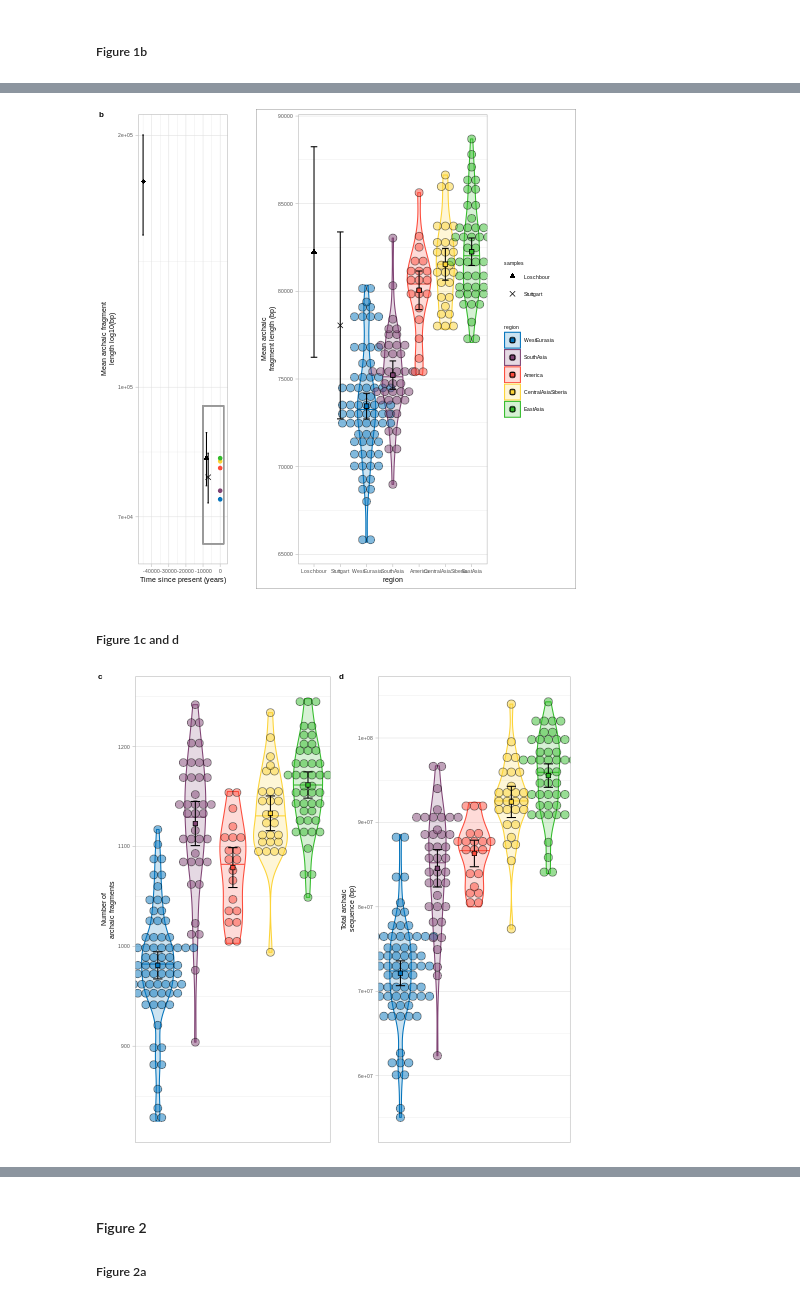
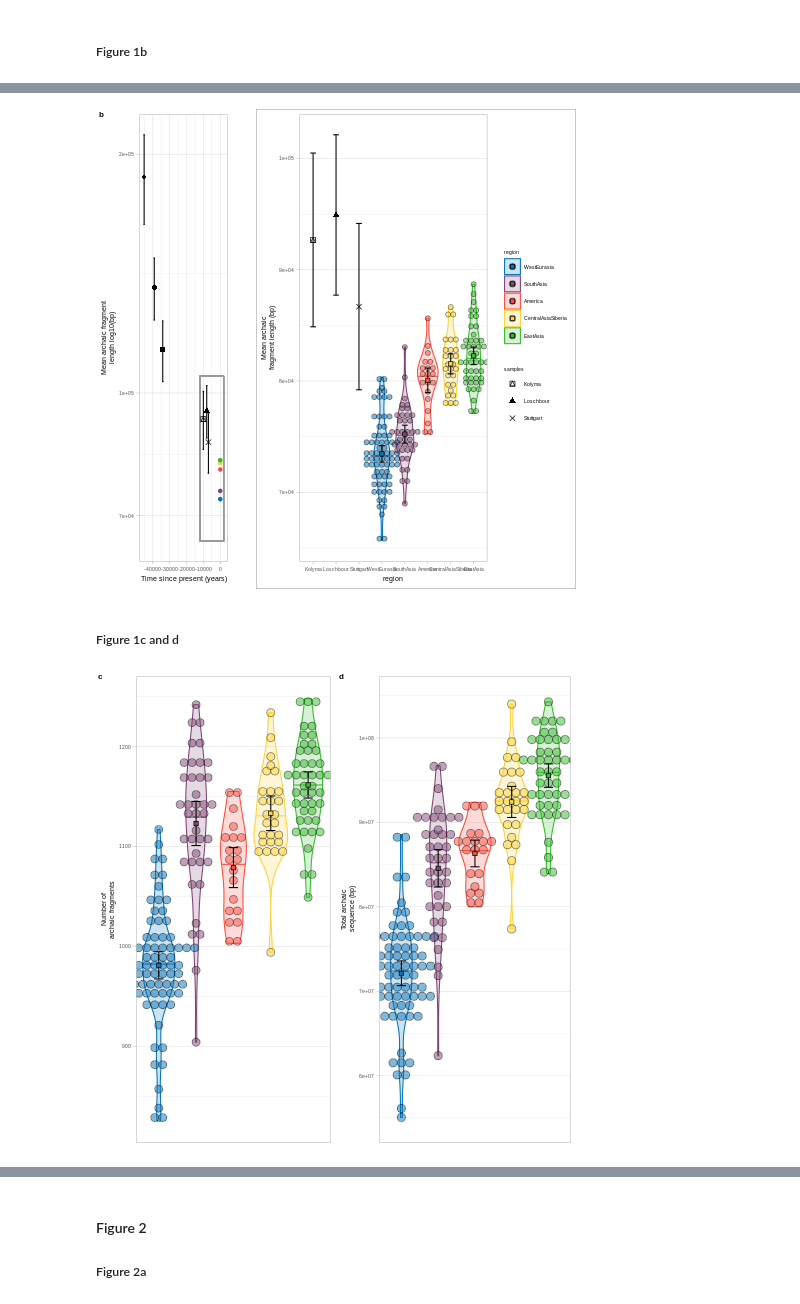
Before and after one commit to MoiColl/TheGenerationTimeProject, a Jupyter notebook: GenerationTimeFiguresAndTables.ipynb, the cells around one changed output, grey strips where cells are left out. Cells and saved outputs as stored; diff of their text form; code cells hidden in the pictures.

Commit message:
GenTime notebook and datasets update

```diff
--- a/GenerationTimeFiguresAndTables.ipynb
+++ b/GenerationTimeFiguresAndTables.ipynb
@@ -426,7 +470,6 @@ archfrag_perind
 # %%
 archfrag_perancsamp = []
-samples = ["Ust_ishim", "Loschbour", "Stuttgart"]
-for name in samples:
+for name in ancient:
     archfrag_perancsamp.append(bootstrap(archfrag_perind[archfrag_perind["name"] == name]["length"]))
 archfrag_perancsamp = np.array(archfrag_perancsamp)
 # %%
@@ -1083,47 +1266,51 @@ Figure1a
 
 
 rbind(
-    read.table("SITab1.txt", header = T) %>% select(samples = region, mean_len_mean, mean_len_se) %>% mutate(time = 0),
-    read.table("SITab2.txt", header = T) %>% select(samples, mean_len_mean = len_mean, mean_len_se = len_se) %>% mutate(time = c(-45000, -8000, -7000))) -> ancient_extant_mean_frag_len
-
+    read.table("SITab2.txt", header = T) %>% select(samples = region, mean_len_mean, mean_len_se) %>% mutate(time = 0),
+    read.table("SITab3.txt", header = T) %>% select(samples, mean_len_mean = len_mean, mean_len_se = len_se) %>% mutate(time = ifelse(samples == "UstIshim", -45000,
+                                                                                                                                  ifelse(samples == "Yana1", -39000,
+                                                                                                                                        ifelse(samples == "Sunghir3", -34000,
+                                                                                                                                              ifelse(samples == "Anzick1", -13000,
+                                                                                                                                                    ifelse(samples == "Kolyma", -10000,
+                                                                                                                                                        ifelse(samples == "Loschbour", -8000,
+                                                                                                                                                            ifelse(samples == "Stuttgart", -7000, 0))))))))) -> ancient_extant_mean_frag_len
 plot_grid(
     ancient_extant_mean_frag_len%>%
         ggplot() +
-        geom_rect(aes(xmin = -10000, xmax = 2000, ymin = 65000, ymax = 95000), color = "grey60", alpha = 0) +
+        geom_rect(aes(xmin = -12000, xmax = 2000, ymin = 65000, ymax = 105000), color = "grey60", alpha = 0) +
         geom_errorbar(data = . %>% filter(time != 0), aes(x = time, ymax = mean_len_mean+(1.96*mean_len_se), ymin = mean_len_mean-(1.96*mean_len_se))) +
         geom_point(data = . %>% filter(time != 0),    aes(x = time, y = mean_len_mean, shape = samples), size = 2) +
         geom_point(data = . %>% filter(time == 0),    aes(x = time, y = mean_len_mean, color = samples)) +
         scale_y_continuous(trans = "log10") +
         ylab("Mean archaic fragment\nlength log10(bp)") +
         xlab("Time since present (years)") +
         scale_color_manual(values = reg_colors) +
-        scale_shape_manual(values = c("Ust_ishim" = 18, "Loschbour" = 17, "Stuttgart" = 4)) +
+        scale_shape_manual(values = c("UstIshim" = 18, "Yana1" = 16, "Sunghir3" = 15, "Kolyma" = 14, "Loschbour" = 17, "Stuttgart" = 4)) +
         theme(legend.position = "none"),
 
     NULL,
 
 
     archaicfragmentstatisticsperind() %>%
         ggplot() +
         geom_violin(aes(x = region,  y = mean_len, fill = region, color = region), alpha = 0.2, draw_quantiles = c(0.5)) +
         geom_dotplot(aes(x = region, y = mean_len, fill = region),                 binaxis = "y", stackdir='center', alpha = 0.5,
                         binwidth = round((max(archaicfragmentstatisticsperind()$mean_len)-min(archaicfragmentstatisticsperind()$mean_len))/50, digits = 0)) +
-        geom_errorbar(data = ancient_extant_mean_frag_len %>% filter(samples != "Ust_ishim"), aes(x = samples, ymin = mean_len_mean-(1.96*mean_len_se), ymax = mean_len_mean+(1.96*mean_len_se)), width = 0.25) +
-        geom_point(   data = ancient_extant_mean_frag_len %>% filter(time == 0), aes(x = samples, y = mean_len_mean, fill = samples),                                                 color = "black", shape = 22, size = 2) +
-        geom_point(   data = ancient_extant_mean_frag_len %>% filter(time == 0), aes(x = samples, y = mean_len_mean, fill = samples),                                                 color = "black", shape = 22, size = 2) +
-        geom_point(   data = ancient_extant_mean_frag_len %>% filter(time != 0, time > -45000), aes(x = samples, y = mean_len_mean, shape = samples),                                 color = "black",             size = 2) +
-        scale_x_discrete(limits = c("Loschbour", "Stuttgart", "WestEurasia", "SouthAsia", "America", "CentralAsiaSiberia", "EastAsia")) +
+        geom_errorbar(data = ancient_extant_mean_frag_len %>% filter(time > -14000), aes(x = samples, ymin = mean_len_mean-(1.96*mean_len_se), ymax = mean_len_mean+(1.96*mean_len_se)), width = 0.25) +
+        geom_point(   data = ancient_extant_mean_frag_len %>% filter(time == 0),     aes(x = samples, y = mean_len_mean, fill = samples),                                                 color = "black", shape = 22, size = 2) +
+        geom_point(   data = ancient_extant_mean_frag_len %>% filter(time != 0, time > -14000), aes(x = samples, y = mean_len_mean, shape = samples),                                 color = "black",             size = 2) +
+        scale_x_discrete(limits = c("Kolyma", "Loschbour", "Stuttgart", "WestEurasia", "SouthAsia", "America", "CentralAsiaSiberia", "EastAsia")) +
         scale_fill_manual(values  = reg_colors) +
         scale_color_manual(values = reg_colors) +
-        scale_shape_manual(values = c("Ust_ishim" = 18, "Loschbour" = 17, "Stuttgart" = 4)) +
+        scale_shape_manual(values = c("UstIshim" = 18, "Yana1" = 16, "Sunghir3" = 15, "Kolyma" = 14, "Loschbour" = 17, "Stuttgart" = 4)) +
         theme(panel.grid.major.x = element_blank(), panel.grid.minor.x = element_blank(),  plot.background = element_rect(colour = "grey60")) +
         ylab("Mean archaic\nfragment length (bp)"),
 
     nrow = 1, rel_widths = c(1.5, 0.25, 3.5), align = c("h"), labels = c("b"), label_size = 8, label_fontfamily = "Helvetica") -> Figure1b
 
 Figure1b
 # %% [output]
-[figure, old version]
+[figure, new version]
 # %% [markdown]
 ##### Figure 1c and d
 # %%
@@ -1136,8 +1323,8 @@ plot_grid(
         geom_violin(aes(x = region,  y = num_frag, fill = region, color = region), alpha = 0.2, draw_quantiles = c(0.5)) +
         geom_dotplot(aes(x = region, y = num_frag, fill = region),                 binaxis = "y", stackdir='center', alpha = 0.5,
                         binwidth = round((max(archaicfragmentstatisticsperind()$num_frag)-min(archaicfragmentstatisticsperind()$num_frag))/50, digits = 0)) +
-        geom_errorbar(data = read.table("SITab1.txt", header = T), aes(x = region, ymin = n_frag_mean-(1.96*n_frag_se), ymax = n_frag_mean+(1.96*n_frag_se)), width = 0.25) +
-        geom_point(   data = read.table("SITab1.txt", header = T), aes(x = region, y = n_frag_mean, fill = region),                                                 color = "black", shape = 22, size = 2) +
+        geom_errorbar(data = read.table("SITab2.txt", header = T), aes(x = region, ymin = n_frag_mean-(1.96*n_frag_se), ymax = n_frag_mean+(1.96*n_frag_se)), width = 0.25) +
+        geom_point(   data = read.table("SITab2.txt", header = T), aes(x = region, y = n_frag_mean, fill = region),                                                 color = "black", shape = 22, size = 2) +
         scale_fill_manual(values  = reg_colors) +
         scale_color_manual(values = reg_colors) +
         theme(panel.grid.major.x = element_blank(), panel.grid.minor.x = element_blank(),
@@ -1149,8 +1336,8 @@ plot_grid(
         geom_violin(aes(x = region,  y = arch_seq, fill = region, color = region), alpha = 0.2, draw_quantiles = c(0.5)) +
         geom_dotplot(aes(x = region, y = arch_seq, fill = region),                 binaxis = "y", stackdir='center', alpha = 0.5,
                         binwidth = round((max(archaicfragmentstatisticsperind()$arch_seq)-min(archaicfragmentstatisticsperind()$arch_seq))/50, digits = 0)) +
-        geom_errorbar(data = read.table("SITab1.txt", header = T), aes(x = region, ymin = arch_seq_mean-(1.96*arch_seq_se), ymax = arch_seq_mean+(1.96*arch_seq_se)), width = 0.25) +
-        geom_point(   data = read.table("SITab1.txt", header = T), aes(x = region, y = arch_seq_mean, fill = region),                                                 color = "black", shape = 22, size = 2) +
+        geom_errorbar(data = read.table("SITab2.txt", header = T), aes(x = region, ymin = arch_seq_mean-(1.96*arch_seq_se), ymax = arch_seq_mean+(1.96*arch_seq_se)), width = 0.25) +
+        geom_point(   data = read.table("SITab2.txt", header = T), aes(x = region, y = arch_seq_mean, fill = region),                                                 color = "black", shape = 22, size = 2) +
         scale_fill_manual(values  = reg_colors) +
         scale_color_manual(values = reg_colors) +
         theme(panel.grid.major.x = element_blank(), panel.grid.minor.x = element_blank(),
@@ -1161,7 +1348,7 @@ nrow = 1, labels = c("c", "d"),label_size = 8, label_fontfamily = "Helvetica") -
 
 Figure1cd
 # %% [output]
-[figure, old version]
+[figure, new version]
 # %%
 %%R
 
```
Also changed, not shown: parts of 115 cells of this notebook, 2 other files.
